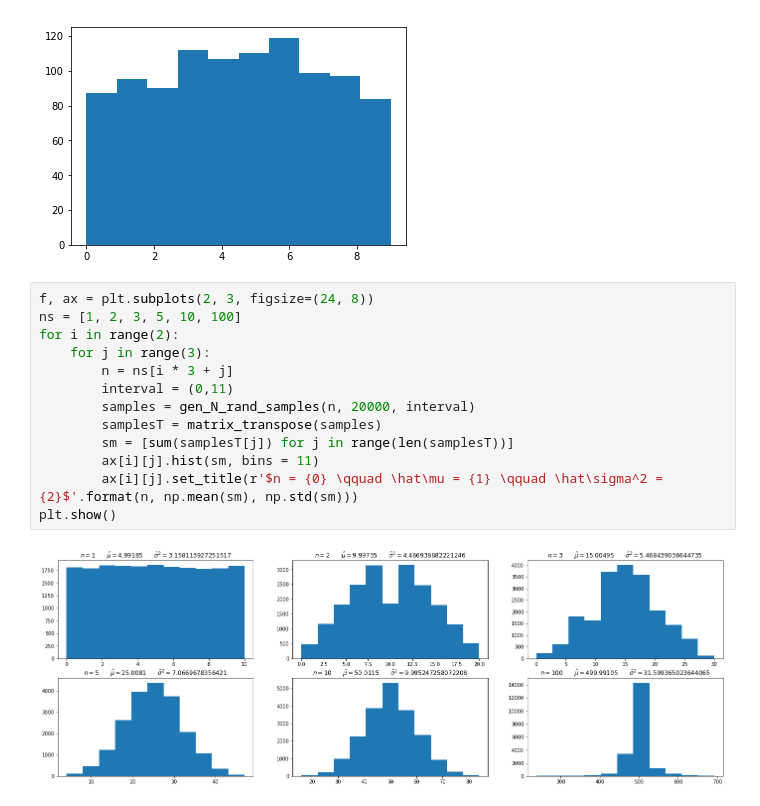
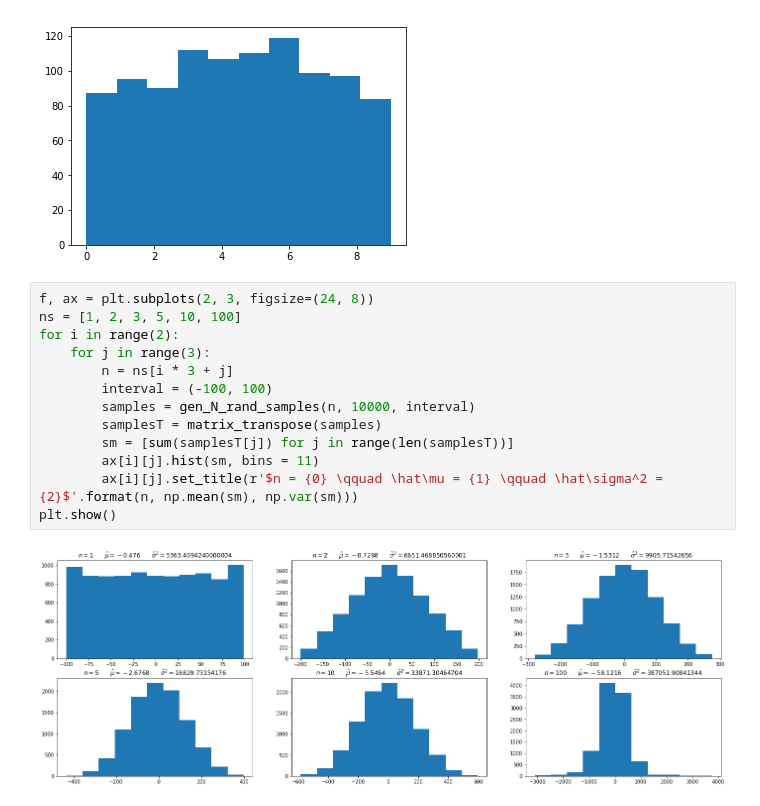
Before and after one commit to nottu/nottu-notes, a Jupyter notebook: MachineLearning/tarea1_jperalta.ipynb, the cells around one changed output. Cells and saved outputs as stored; diff of their text form.

```diff
--- a/MachineLearning/tarea1_jperalta.ipynb
+++ b/MachineLearning/tarea1_jperalta.ipynb
@@ -60,18 +60,18 @@ plt.hist(sm, bins=10)
 # %%
 f, ax = plt.subplots(2, 3, figsize=(24, 8))
 ns = [1, 2, 3, 5, 10, 100]
 for i in range(2):
     for j in range(3):
         n = ns[i * 3 + j]
-        interval = (0,11)
-        samples = gen_N_rand_samples(n, 20000, interval)
+        interval = (-100, 100)
+        samples = gen_N_rand_samples(n, 10000, interval)
         samplesT = matrix_transpose(samples)
         sm = [sum(samplesT[j]) for j in range(len(samplesT))]
         ax[i][j].hist(sm, bins = 11)
-        ax[i][j].set_title(r'$n = {0} \qquad \hat\mu = {1} \qquad \hat\sigma^2 = {2}$'.format(n, np.mean(sm), np.std(sm)))
+        ax[i][j].set_title(r'$n = {0} \qquad \hat\mu = {1} \qquad \hat\sigma^2 = {2}$'.format(n, np.mean(sm), np.var(sm)))
 plt.show()
 # %% [output]
-[figure, old version]
+[figure, new version]
 # %% [markdown]
 Sabemos que la media y la varianza de las distribuciones es
 
```
Also changed, not shown: parts of 5 cells of this notebook.
